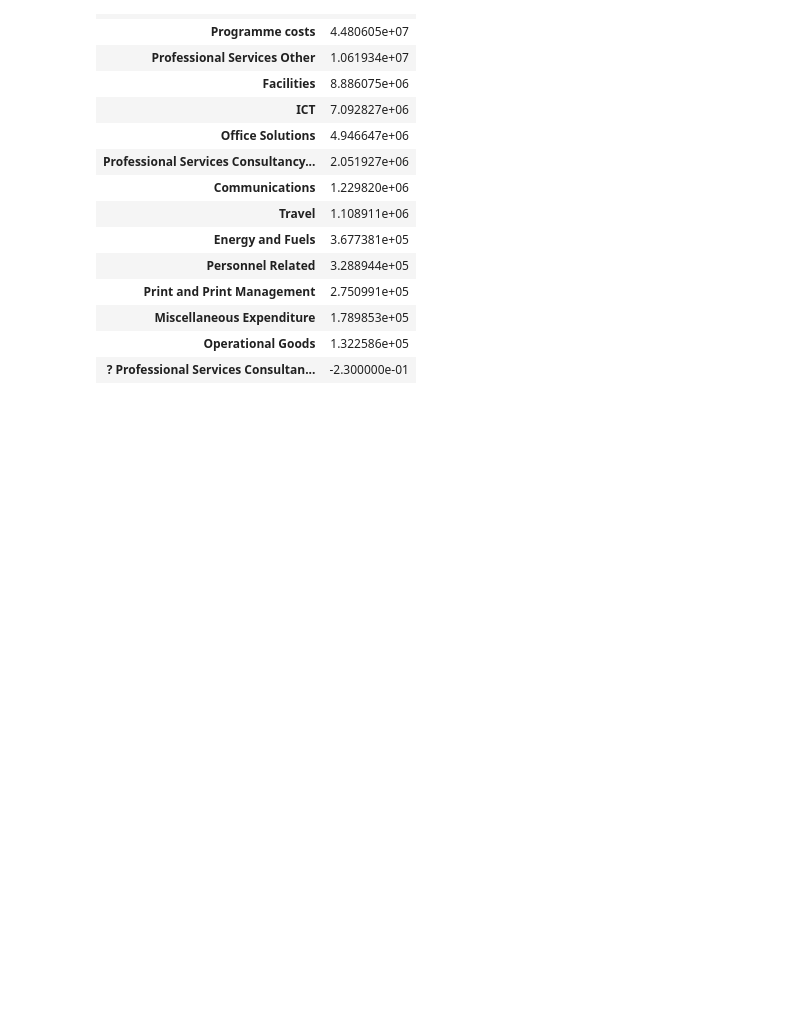
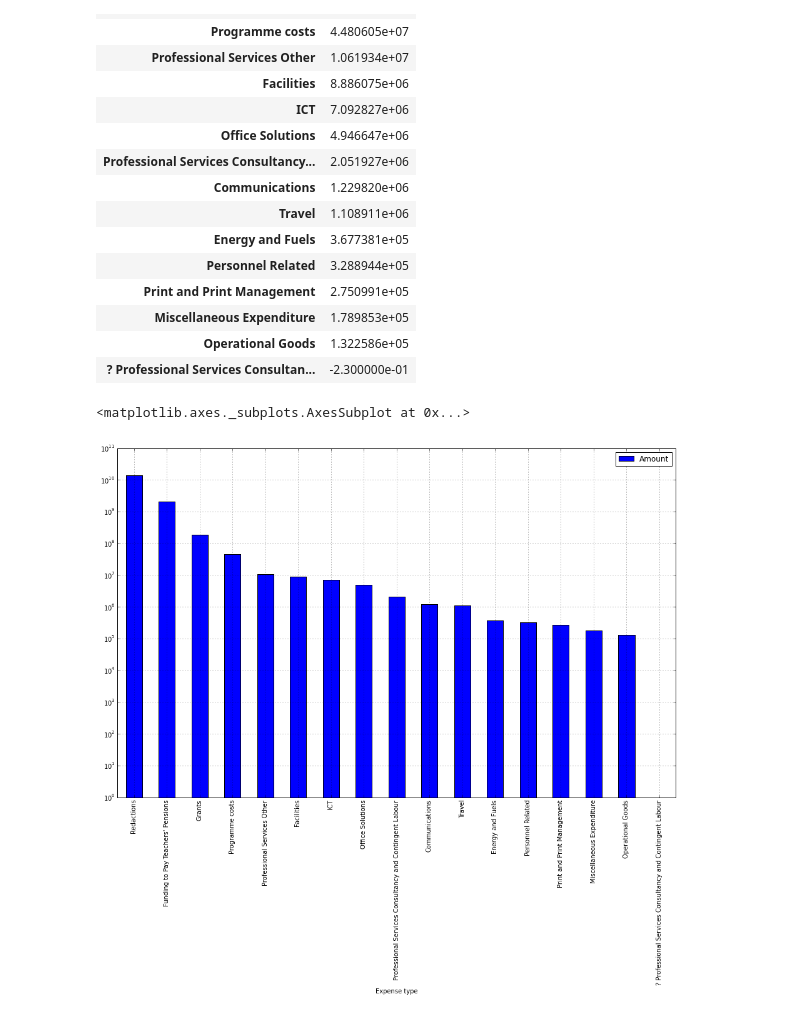
Before and after one commit to FLamparski/statlearn, a Jupyter notebook: dfe-spend-data/DFE Summer 2014.ipynb, the cells around one changed output. Saved outputs shown, nothing was run; the diff lists cells and outputs as text; code cells hidden in the pictures; blank space fills up the shorter version.

Commit message:
Add some comments and more graphs

```diff
--- a/dfe-spend-data/DFE Summer 2014.ipynb
+++ b/dfe-spend-data/DFE Summer 2014.ipynb
@@ -107,3 +109,9 @@ dfe.groupby('Expense type').sum().sort('Amount', ascending=False)
 | Miscellaneous Expenditure | 1.789853e+05 |
 | Operational Goods | 1.322586e+05 |
 | ? Professional Services Consultan... | -2.300000e-01 |
+# %%
+# Can we visualise this table?
+dfe.groupby('Expense type').sum().sort('Amount', ascending=False).plot(kind='bar', figsize=(16,10), logy=True, ylim=(1e+0,1e+11))
+# %% [output]
+<matplotlib.axes._subplots.AxesSubplot at 0x...>
+[figure, added]
```
Also changed, not shown: parts of 7 cells of this notebook.
